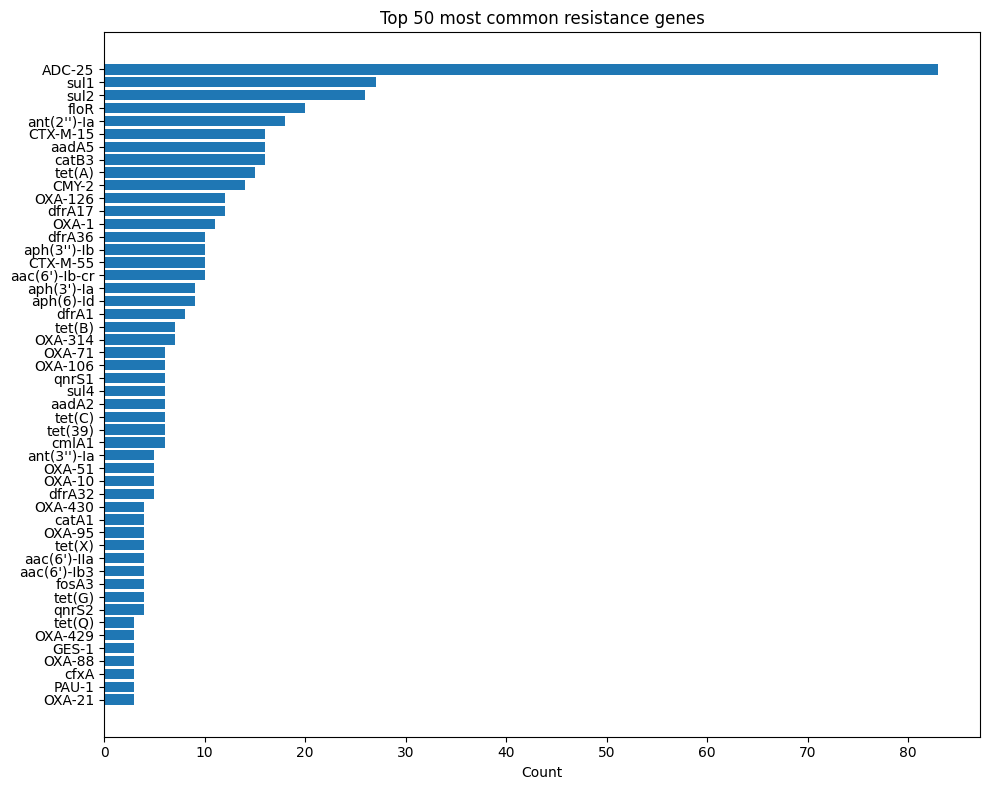
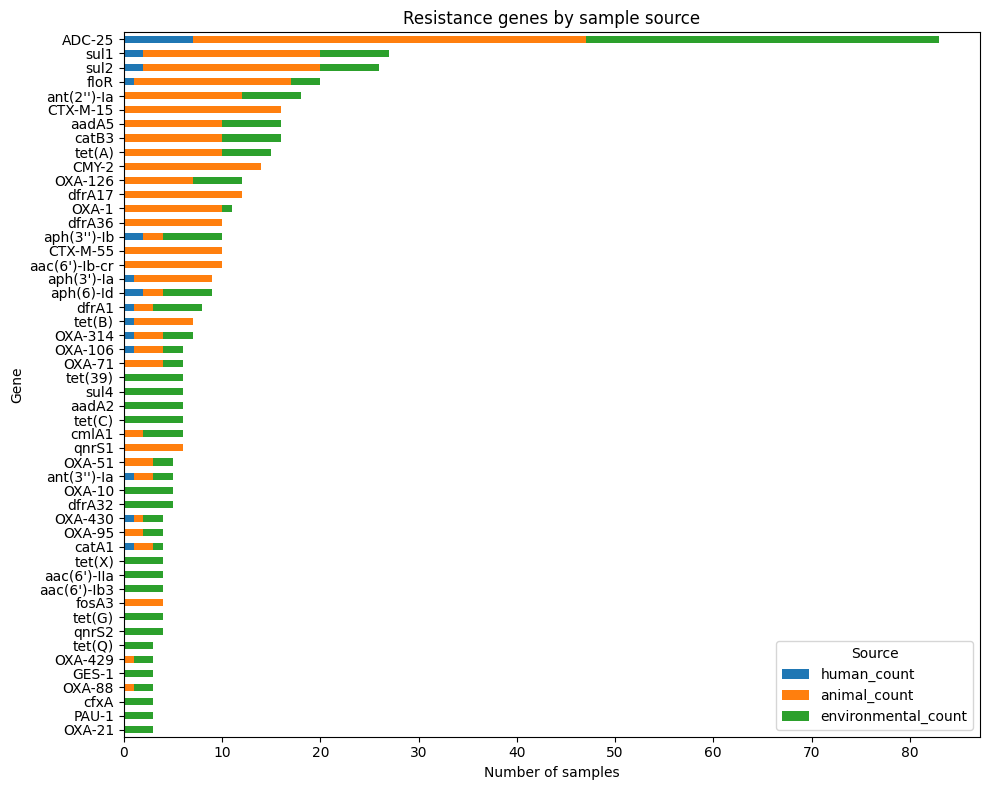
The notebook cell's code change between the first figure and the second:
--- before
+++ after
@@ -1,10 +1,18 @@
-df = df.sort_values("nb_resistance_genes")
+df = df.sort_values("total_count")
 
-top50 = df.nlargest(50, "nb_resistance_genes").sort_values("nb_resistance_genes")
+top50 = df.nlargest(50, "total_count").sort_values("total_count")
 
-plt.figure(figsize=(10, 8))
-plt.barh(top50["gene_name"], top50["nb_resistance_genes"])
-plt.xlabel("Count")
-plt.title("Top 50 most common resistance genes")
+top50.set_index("gene_name")[
+    ["human_count", "animal_count", "environmental_count"]
+].plot(
+    kind="barh",
+    stacked=True,
+    figsize=(10, 8)
+)
+
+plt.xlabel("Number of samples")
+plt.ylabel("Gene")
+plt.title("Resistance genes by sample source")
+plt.legend(title="Source")
 plt.tight_layout()
 plt.show()

Commit: build: improving the bar plot figure